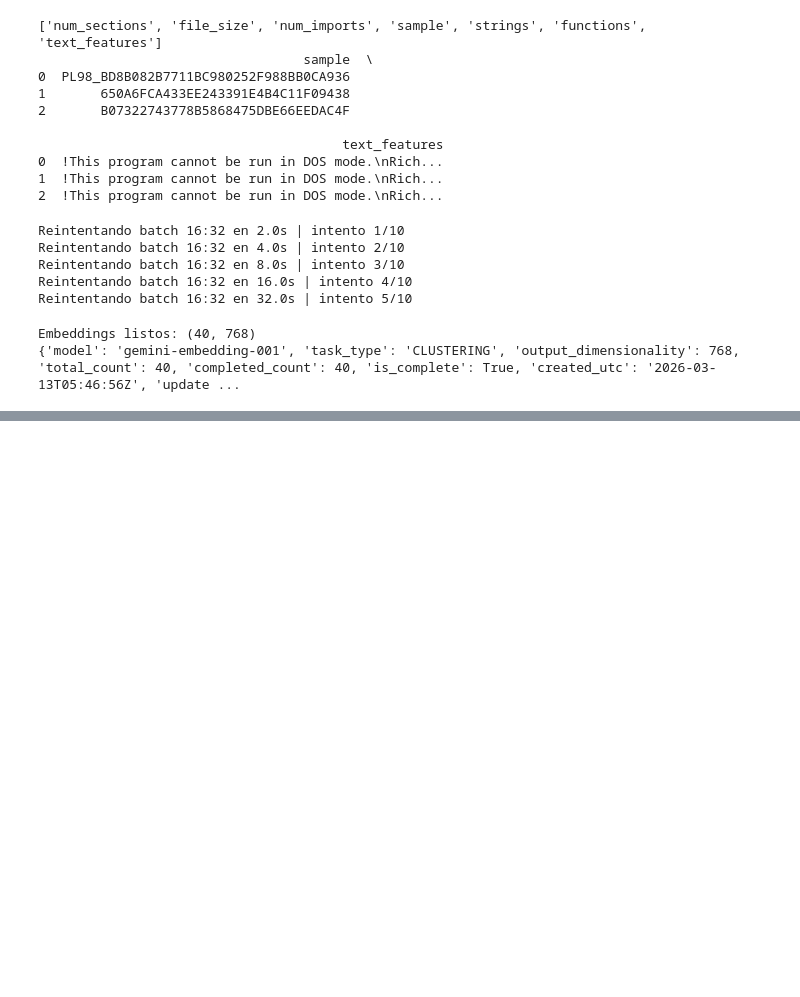
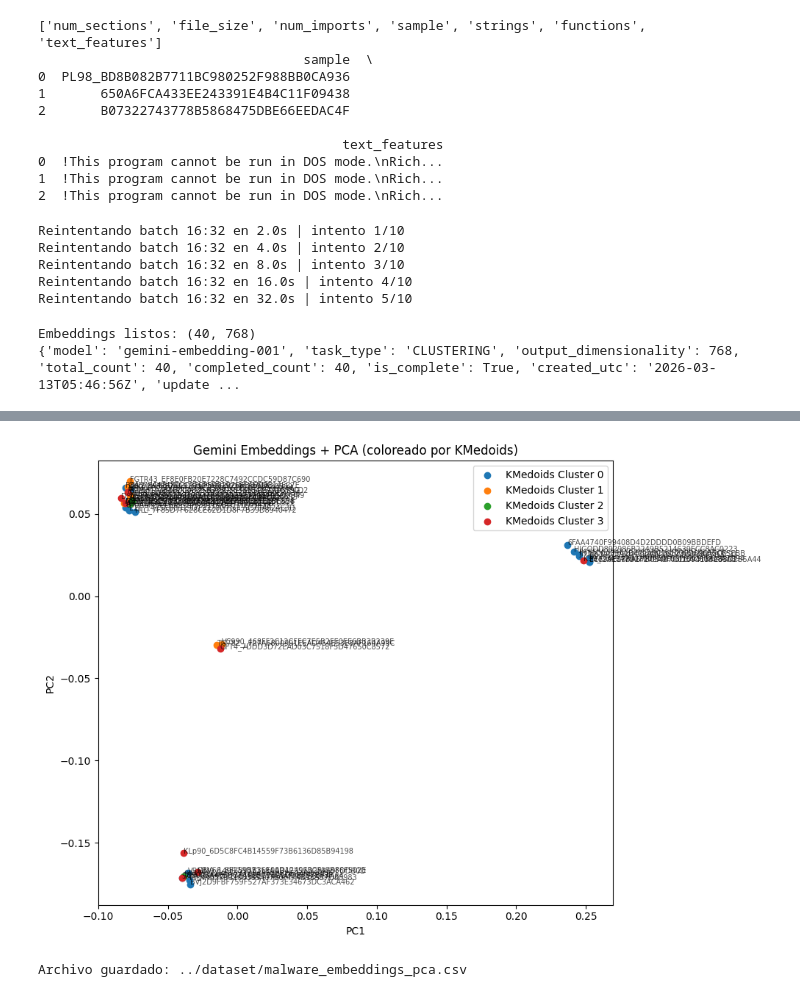
Before and after one commit to EdwinOrtegaK/Lab03_SDS, a Jupyter notebook: notebooks/lab3_malware_families.ipynb, the cells around one changed output, grey strips where cells are left out. Drawn from its saved outputs; the diff is of its cells as text; code cells hidden in the pictures; blank space fills up the shorter version.

```diff
--- a/notebooks/lab3_malware_families.ipynb
+++ b/notebooks/lab3_malware_families.ipynb
@@ -691,0 +768,23 @@ Embeddings listos: (40, 768)
+# %%
+plt.figure(figsize=(10, 7))
+
+for cluster_id in sorted(df_embed["cluster_kmedoids"].unique()):
+    subset = df_embed[df_embed["cluster_kmedoids"] == cluster_id]
+    plt.scatter(subset["pca1"], subset["pca2"], label=f"KMedoids Cluster {cluster_id}")
+
+for _, row in df_embed.iterrows():
+    plt.text(row["pca1"], row["pca2"], str(row["sample"]), fontsize=7, alpha=0.7)
+
+plt.title("Gemini Embeddings + PCA (coloreado por KMedoids)")
+plt.xlabel("PC1")
+plt.ylabel("PC2")
+plt.legend()
+plt.tight_layout()
+plt.show()
+# %% [output]
+[figure, added]
+# %%
+df_embed.to_csv("../dataset/malware_embeddings_pca.csv", index=False)
+print("Archivo guardado: ../dataset/malware_embeddings_pca.csv")
+# %% [output]
+Archivo guardado: ../dataset/malware_embeddings_pca.csv
```
Also changed, not shown: parts of 15 cells of this notebook, 3 other files.
